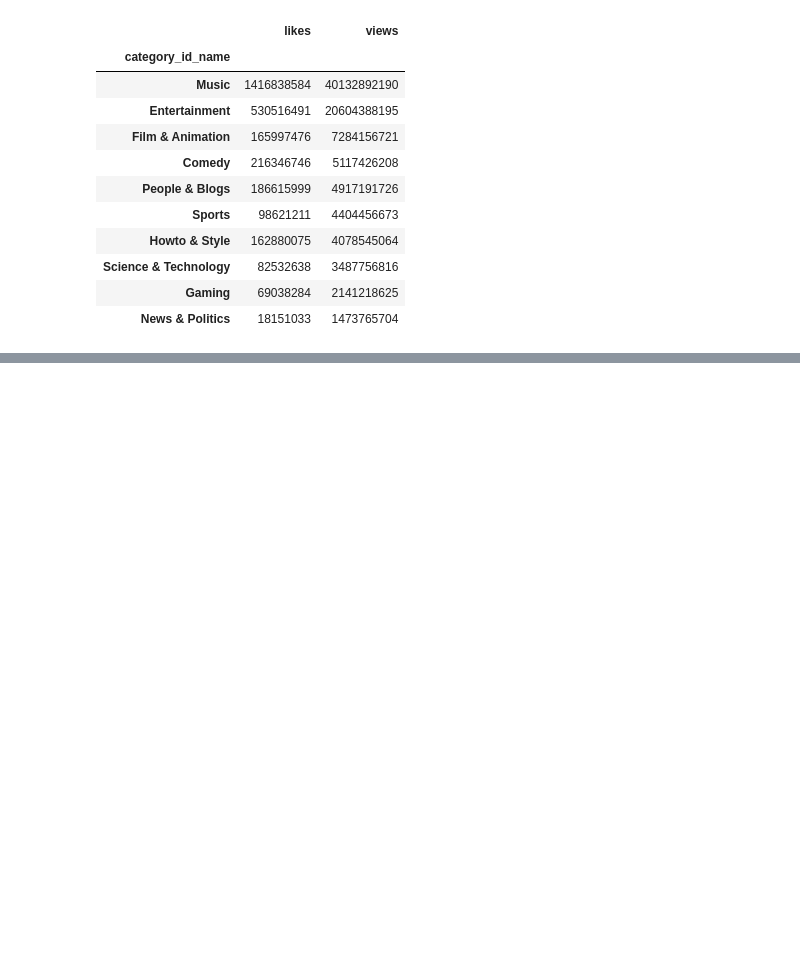
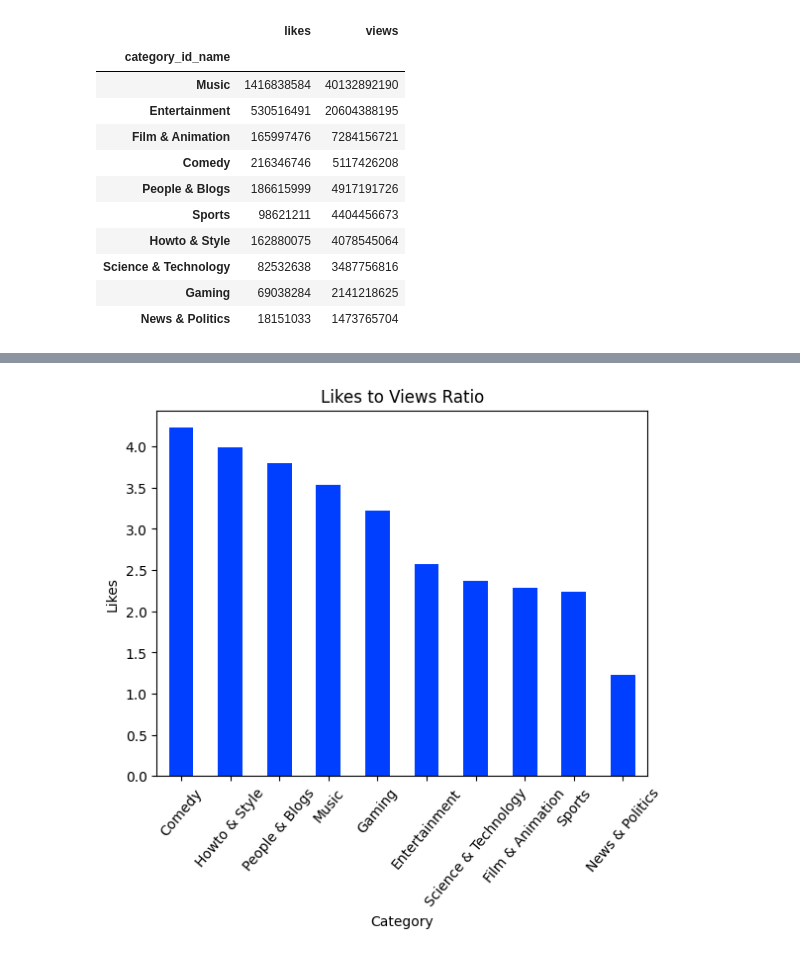
Before and after one commit to morgancoad/pandas-eda-casestudy-overview, a Jupyter notebook: notebooks/test_youtube.ipynb, the cells around one changed output, grey strips where cells are left out. Cells and saved outputs as stored; diff of their text form; code cells hidden in the pictures; blank space fills up the shorter version.

```diff
--- a/notebooks/test_youtube.ipynb
+++ b/notebooks/test_youtube.ipynb
@@ -272,0 +272,9 @@ plt.savefig('../img/YouTube Category Popular by Likes and Views.png', bbox_inche
+# %%
+id_list_all_vars['likes_percent']=(id_list_all_vars['likes']/id_list_all_vars['views'])*100
+id_list_all_vars_percent = id_list_all_vars['likes_percent'].sort_values(ascending=False)
+id_list_all_vars_percent
+id_list_all_vars_percent.plot(kind='bar',ylabel='Likes', xlabel='Category', title = 'Likes to Views Ratio',)
+plt.xticks(rotation=50)
+plt.savefig('../img/Likes_to_views_ratio.jpg', bbox_inches = 'tight')
+# %% [output]
+[figure, added]
```
Also changed, not shown: parts of 5 cells of this notebook, 2 other files.
